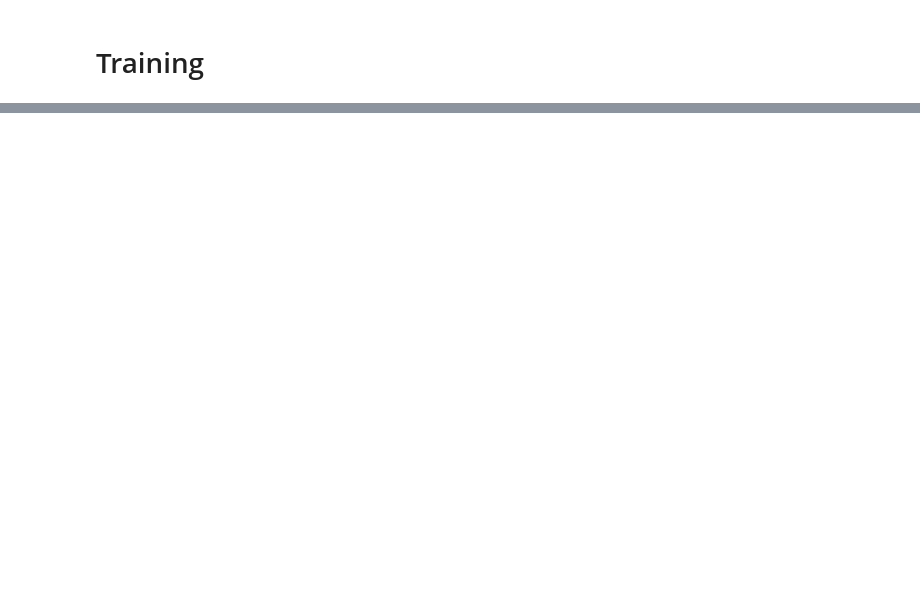
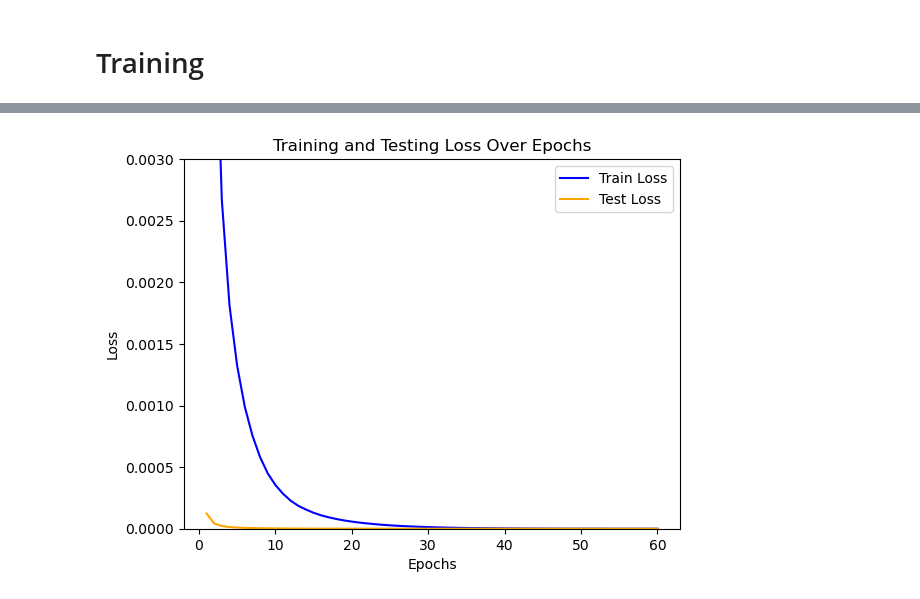
Before and after one commit to Holindauer/SiameseNetClf, a Jupyter notebook: training_env.ipynb, the cells around one changed output, grey strips where cells are left out. Saved outputs shown, nothing was run; the diff lists cells and outputs as text; code cells hidden in the pictures; blank space fills up the shorter version.

Commit message:
ran successful training

```diff
--- a/training_env.ipynb
+++ b/training_env.ipynb
@@ -33,8 +31,10 @@ Use Custom Dataloader to ensure like image pairs are evenly split with unlike im
 # %%
 from dataloader import SiameseClfDataloader
 
-trainloader = DataLoader(SiameseClfDataloader(trainset), batch_size=128, shuffle=True)
-testloader = DataLoader(SiameseClfDataloader(testset), batch_size=128, shuffle=True)
+batch_size = 256
+
+trainloader = DataLoader(SiameseClfDataloader(trainset), batch_size=batch_size, shuffle=True)
+testloader = DataLoader(SiameseClfDataloader(testset), batch_size=batch_size, shuffle=True)
 # %% [markdown]
 Get Classes
 # %%
@@ -122,15 +122,15 @@ output shape: torch.Size([128, 128]) and torch.Size([128, 128])
 # %%
 from train import Trainer, TrainConfig
 
-lr = 0.001
+lr = 0.0001
 
 trainerConfig = TrainConfig(
     model=net,
     trainloader=trainloader,
     testloader=testloader,
-    epochs=10,
+    epochs=60,
     device=torch.device("cuda:0" if torch.cuda.is_available() else "cpu"),
-    contrastive_margin=1.0,
+    contrastive_margin=0.2,
     optimizer=torch.optim.Adam(net.parameters(), lr=lr),
     patience=7,
     es_min_delta=0.0
@@ -144,0 +168,25 @@ KeyboardInterrupt:
+# %%
+import matplotlib.pyplot as plt
+
+def plot_loss(train_loss, test_loss, x_min=None, x_max=None, y_min=None, y_max=None):
+    epochs = range(1, len(train_loss) + 1)
+
+    plt.plot(epochs, train_loss, label='Train Loss', color='blue')
+    plt.plot(epochs, test_loss, label='Test Loss', color='orange')
+    plt.title('Training and Testing Loss Over Epochs')
+    plt.xlabel('Epochs')
+    plt.ylabel('Loss')
+    plt.legend()
+
+    # Set x and y axis limits if provided
+    if x_min is not None or x_max is not None:
+        plt.xlim(x_min, x_max)
+    if y_min is not None or y_max is not None:
+        plt.ylim(y_min, y_max)
+
+    plt.show()
+
+# Example usage:
+plot_loss(trainer.train_loss, trainer.test_loss, y_min=0, y_max=0.003)
+# %% [output]
+[figure, added]
```
Also changed, not shown: parts of 6 cells of this notebook, 4 other files.
